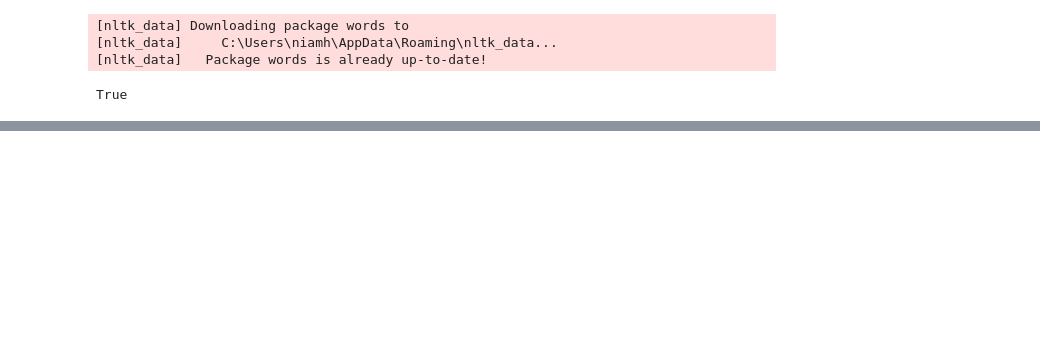
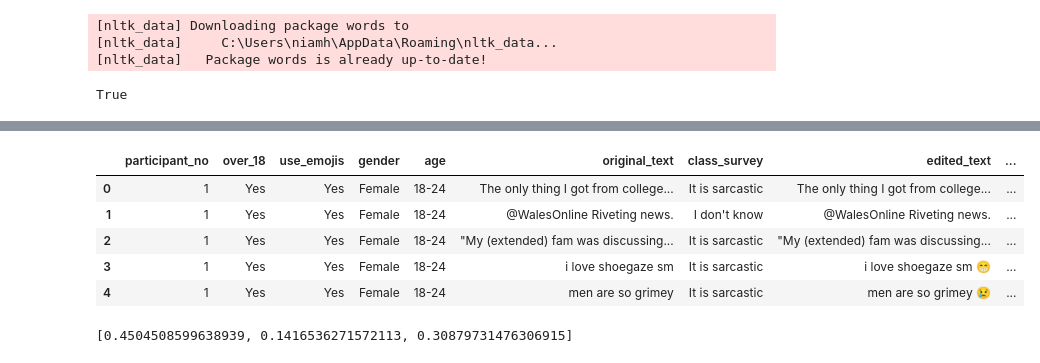
Before and after one commit to sba22224/Capstone_SBA22224, a Jupyter notebook: Code_Notebooks/Survey Data Processing.ipynb, the cells around one changed output, grey strips where cells are left out. Drawn from its saved outputs; the diff is of its cells as text; code cells hidden in the pictures; blank space fills up the shorter version.

```diff
--- a/Code_Notebooks/Survey Data Processing.ipynb
+++ b/Code_Notebooks/Survey Data Processing.ipynb
@@ -4410,17 +3845,0 @@ Word: being, Sentiment Score: 0.05500
-# %%
-#Determine the overall sentiment score for each word non sarcastic
-
-#Create a list to store the info
-nonsarc_word_sent_score = []
-
-#Calculate the sent score for every word in sarcastic tweets vocab list
-for word in word_list_nonsarc:
-    pos_sent_score = nonsarc_word_sentiment_scores_pos[word]
-    neg_sent_score = nonsarc_word_sentiment_scores_neg[word]
-
-    sent_score = (pos_sent_score) + (neg_sent_score * -1)
-    nonsarc_word_sent_score.append(sent_score)
-
-#Print the calculated sent scores for each word
-for word, sent_score in zip(word_list_nonsarc, nonsarc_word_sent_score):
-    print(f"Word: {word}, Sentiment Score: {sent_score:.5f}")
@@ -4554,0 +3846,43 @@ Overall Average Sentiment Score Difference: 0.24026
+# %%
+#Check the sentiment congruence between the emojis and text- positive
+
+#Create an empty list to store the differences
+sentiment_differences = []
+
+#Iterate through the rows
+for index, row in df_survey.iterrows():
+    text = row['edited_text']
+
+    #Extract emojis
+    emojis = demoji.findall(text)
+
+    #Remove emojis from the text
+    text_without_emojis = ' '.join(word for word in word_tokenize(text) if word not in emojis)
+
+    #Calculate sentiment scores
+    text_sentiment_scores = calculate_probabilities(text_without_emojis)
+    emoji_sentiment_scores = calculate_probabilities(' '.join(emojis))
+
+    #Calculate the absolute difference between sentiment scores
+    sentiment_difference = [abs(text_score - emoji_score) for text_score, emoji_score in zip(text_sentiment_scores, emoji_sentiment_scores)]
+
+    #Append the difference to the list
+    sentiment_differences.append(sentiment_difference)
+
+#Add results to the df
+df_survey['sentiment_difference'] = sentiment_differences
+
+#Print the df
+df_survey.head()
+# %% [output]
+|  | participant_no | over_18 | use_emojis | gender | age | original_text | class_survey | edited_text | ... |
+| 0 | 1 | Yes | Yes | Female | 18-24 | The only thing I got from college... | It is sarcastic | The only thing I got from college... | ... |
+| 1 | 1 | Yes | Yes | Female | 18-24 | @WalesOnline Riveting news. | I don't know | @WalesOnline Riveting news. | ... |
+| 2 | 1 | Yes | Yes | Female | 18-24 | "My (extended) fam was discussing... | It is sarcastic | "My (extended) fam was discussing... | ... |
+| 3 | 1 | Yes | Yes | Female | 18-24 | i love shoegaze sm | It is sarcastic | i love shoegaze sm 😁 | ... |
+| 4 | 1 | Yes | Yes | Female | 18-24 | men are so grimey | It is sarcastic | men are so grimey 😢 | ... |
+# %%
+#Check the format of the row- contains the positivity, negativity and neutrality scores
+df_survey['sentiment_difference'].iloc[0]
+# %% [output]
+[0.4504508599638939, 0.1416536271572113, 0.30879731476306915]
```
Also changed, not shown: parts of 111 cells of this notebook.
